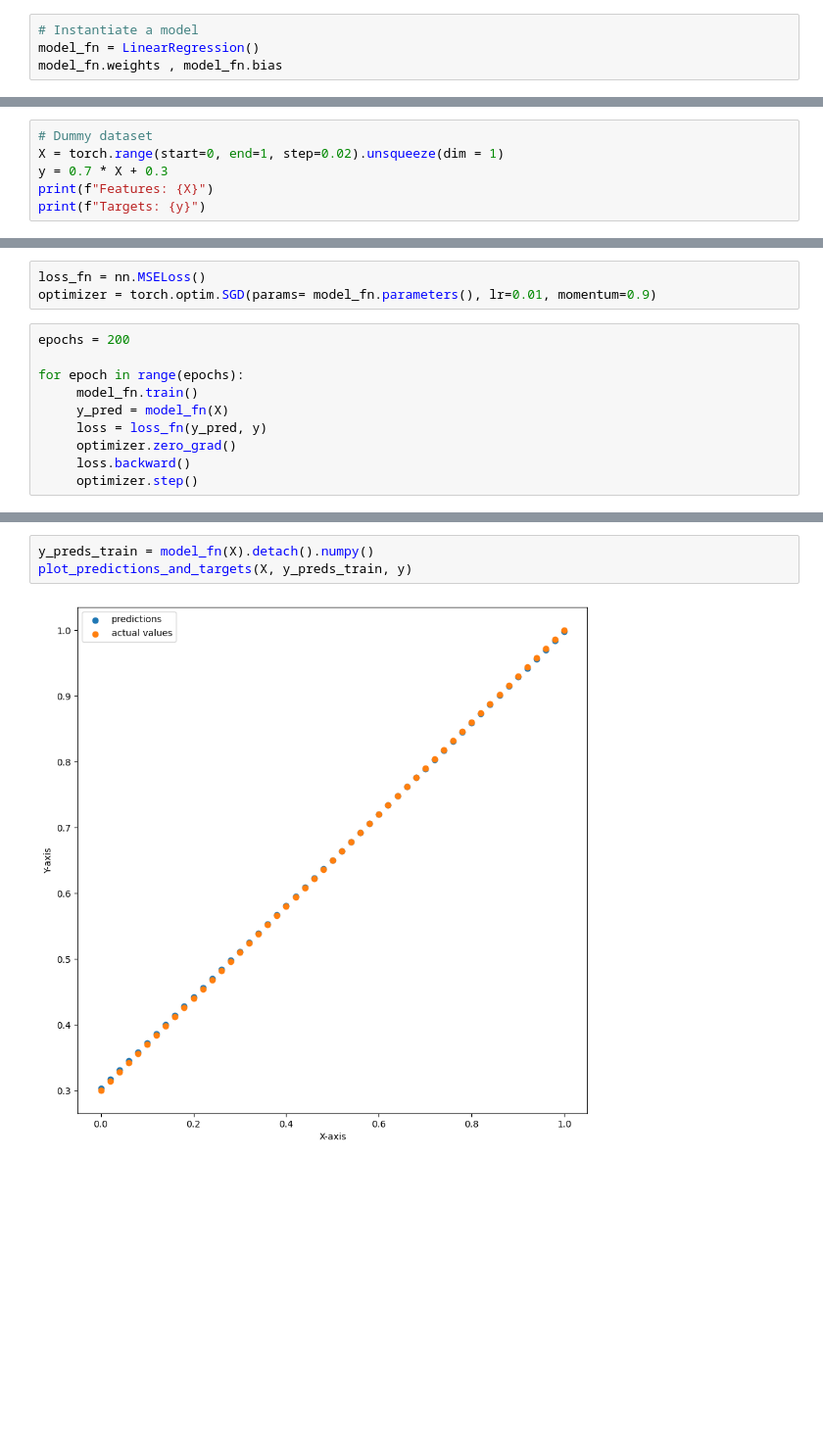
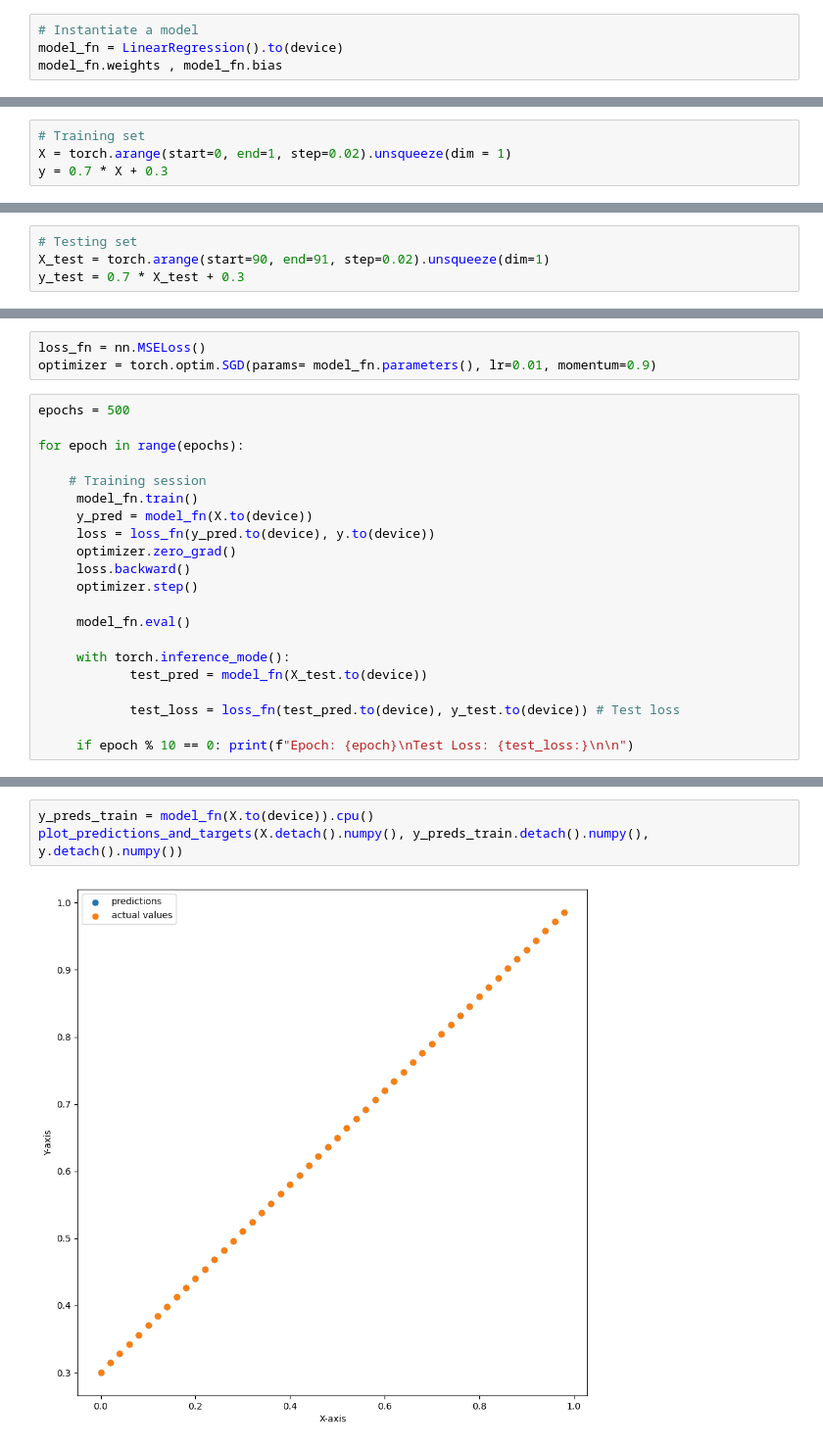
Before and after one commit to SamuelTheophilus/pytorch, a Jupyter notebook: notebook_2.ipynb, the cells around one changed output, grey strips where cells are left out. Shown at 98% size. Drawn from its saved outputs; the diff is of its cells as text; blank space fills up the shorter version.

```diff
--- a/notebook_2.ipynb
+++ b/notebook_2.ipynb
@@ -19,6 +31,6 @@ class LinearRegression(nn.Module):
 # %%
 # Instantiate a model
-model_fn = LinearRegression()
+model_fn = LinearRegression().to(device)
 model_fn.weights , model_fn.bias
 # %% [output]
 (Parameter containing:
@@ -28,6 +40,4 @@ model_fn.weights , model_fn.bias
 # %%
-# Dummy dataset
-X = torch.range(start=0, end=1, step=0.02).unsqueeze(dim = 1)
+# Training set
+X = torch.arange(start=0, end=1, step=0.02).unsqueeze(dim = 1)
 y = 0.7 * X + 0.3
-print(f"Features: {X}")
-print(f"Targets: {y}")
@@ -52,2 +44,6 @@ Features: tensor([[0.0000],
+# %%
+# Testing set
+X_test = torch.arange(start=90, end=91, step=0.02).unsqueeze(dim=1)
+y_test = 0.7 * X_test + 0.3
 # %%
 with torch.inference_mode():
@@ -93,13 +90,24 @@ OrderedDict([('weights', tensor([-1.2568])), ('bias', tensor([1.0670]))])
 loss_fn = nn.MSELoss()
 optimizer = torch.optim.SGD(params= model_fn.parameters(), lr=0.01, momentum=0.9)
 # %%
-epochs = 200
+epochs = 500
 
 for epoch in range(epochs):
+
+    # Training session
      model_fn.train()
-     y_pred = model_fn(X)
-     loss = loss_fn(y_pred, y)
+     y_pred = model_fn(X.to(device))
+     loss = loss_fn(y_pred.to(device), y.to(device))
      optimizer.zero_grad()
      loss.backward()
      optimizer.step()
+
+     model_fn.eval()
+
+     with torch.inference_mode():
+            test_pred = model_fn(X_test.to(device))
+
+            test_loss = loss_fn(test_pred.to(device), y_test.to(device)) # Test loss
+
+     if epoch % 10 == 0: print(f"Epoch: {epoch}\nTest Loss: {test_loss:}\n\n")
 # %% [output]
@@ -107,5 +131,5 @@ LinearRegression()
 # %%
-y_preds_train = model_fn(X).detach().numpy()
-plot_predictions_and_targets(X, y_preds_train, y)
+y_preds_train = model_fn(X.to(device)).cpu()
+plot_predictions_and_targets(X.detach().numpy(), y_preds_train.detach().numpy(), y.detach().numpy())
 # %% [output]
-[figure, old version]
+[figure, new version]
```
Also changed, not shown: parts of 11 cells of this notebook, 1 other file.
